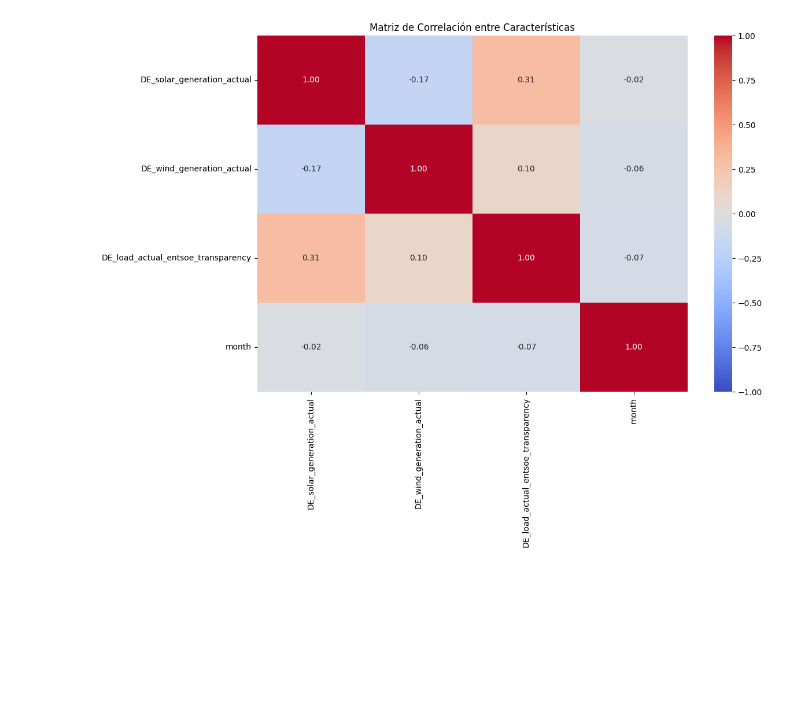
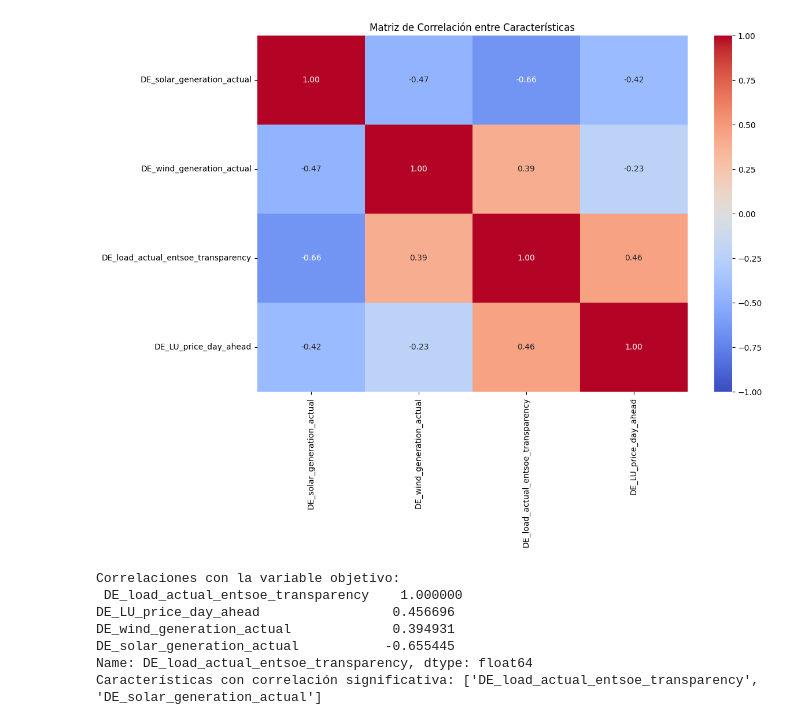
Before and after one commit to spectrox0/master-tfm, a Jupyter notebook: src/notebooks/Data_processing/Data_processing.ipynb, the cells around one changed output. Saved outputs shown, nothing was run; the diff lists cells and outputs as text; code cells hidden in the pictures; blank space fills up the shorter version.

```diff
--- a/src/notebooks/Data_processing/Data_processing.ipynb
+++ b/src/notebooks/Data_processing/Data_processing.ipynb
@@ -32,4 +53,4 @@ data = pd.read_csv('time_series_60min_singleindex.csv', parse_dates=['utc_timest
 # %%
 # Filtrar las columnas relevantes
-columns_of_interest = ['DE_solar_generation_actual', 'DE_wind_generation_actual', 'DE_load_actual_entsoe_transparency']
-data = data[columns_of_interest]
+variables_interes = ['DE_solar_generation_actual', 'DE_wind_generation_actual', 'DE_load_actual_entsoe_transparency','DE_LU_price_day_ahead']
+data = data[variables_interes]
@@ -35,0 +87,4 @@ data = data[columns_of_interest]
+# %%
+# Resamplear los datos a una resolución diaria y semanal
+data_diaria = data.resample('D').mean()
+data_semanal = data.resample('W').mean()
@@ -95,11 +252,25 @@ plt.show()
 # %%
 # 4. Correlación de Características
-correlation_matrix = data.corr()
+correlation_matrix = data_semanal.corr()
 # %%
 # Gráfico 6: Matriz de Correlación entre las características
 plt.figure(figsize=(12, 8))
 sns.heatmap(correlation_matrix, annot=True, fmt=".2f", cmap='coolwarm', vmin=-1, vmax=1)
 plt.title('Matriz de Correlación entre Características')
 plt.show()
+# Filtrar las correlaciones más fuertes con la variable objetivo
+target_correlation = correlation_matrix['DE_load_actual_entsoe_transparency'].sort_values(ascending=False)
+print("Correlaciones con la variable objetivo:\n", target_correlation)
+
+# Seleccionar las características con una correlación absoluta mayor a 0.5 (umbral ajustable)
+significant_features = target_correlation[abs(target_correlation) > 0.5].index.tolist()
+print("Características con correlación significativa:", significant_features)
 # %% [output]
-[figure, old version]
+[figure, new version]
+Correlaciones con la variable objetivo:
+ DE_load_actual_entsoe_transparency    1.000000
+DE_LU_price_day_ahead                 0.456696
+DE_wind_generation_actual             0.394931
+DE_solar_generation_actual           -0.655445
+Name: DE_load_actual_entsoe_transparency, dtype: float64
+Características con correlación significativa: ['DE_load_actual_entsoe_transparency', 'DE_solar_generation_actual']
```
Also changed, not shown: parts of 26 cells of this notebook, 1 other file.
